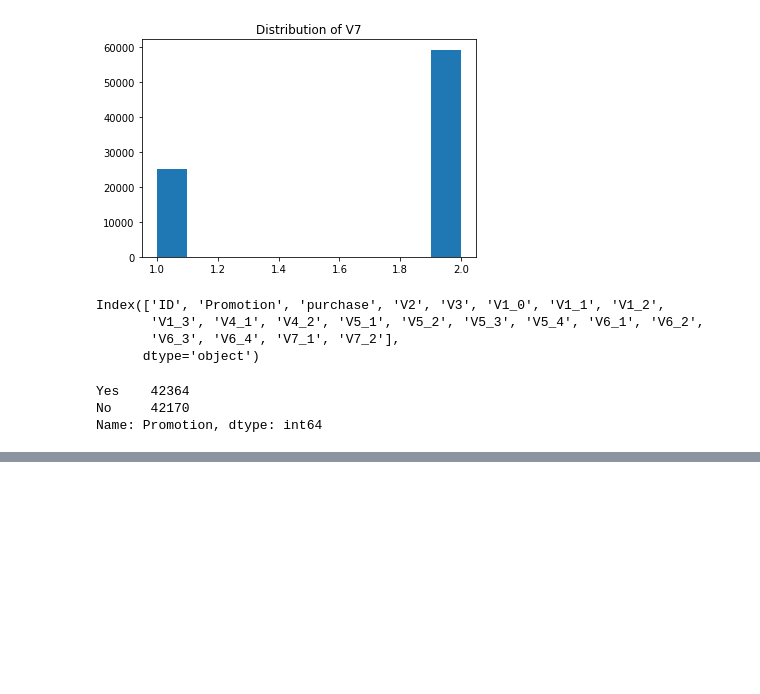
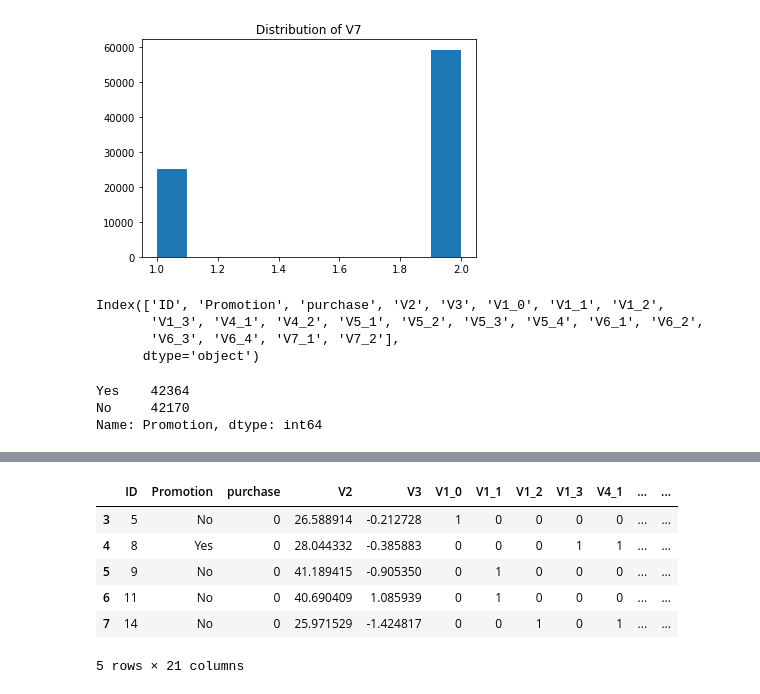
Before and after one commit to briantfriederich/Starbucks_Portfolio_Exercise, a Jupyter notebook: Starbucks.ipynb, the cells around one changed output, grey strips where cells are left out. Cells and saved outputs as stored; diff of their text form; code cells hidden in the pictures; blank space fills up the shorter version.

```diff
--- a/Starbucks.ipynb
+++ b/Starbucks.ipynb
@@ -219,0 +294,10 @@ import statsmodels.api as sm
+# %%
+dummied[3:].head()
+# %% [output]
+|  | ID | Promotion | purchase | V2 | V3 | V1_0 | V1_1 | V1_2 | V1_3 | V4_1 | ... | ... |
+| 3 | 5 | No | 0 | 26.588914 | -0.212728 | 1 | 0 | 0 | 0 | 0 | ... | ... |
+| 4 | 8 | Yes | 0 | 28.044332 | -0.385883 | 0 | 0 | 0 | 1 | 1 | ... | ... |
+| 5 | 9 | No | 0 | 41.189415 | -0.905350 | 0 | 1 | 0 | 0 | 0 | ... | ... |
+| 6 | 11 | No | 0 | 40.690409 | 1.085939 | 0 | 1 | 0 | 0 | 0 | ... | ... |
+| 7 | 14 | No | 0 | 25.971529 | -1.424817 | 0 | 0 | 1 | 0 | 1 | ... | ... |
+5 rows × 21 columns
```
Also changed, not shown: parts of 8 cells of this notebook.
